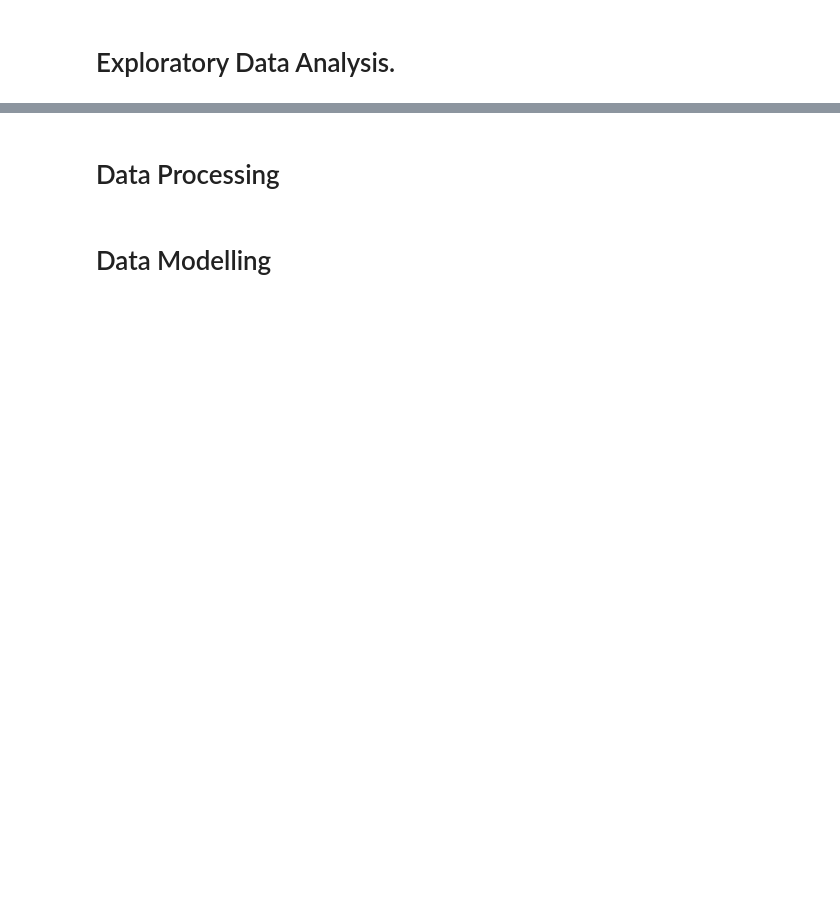
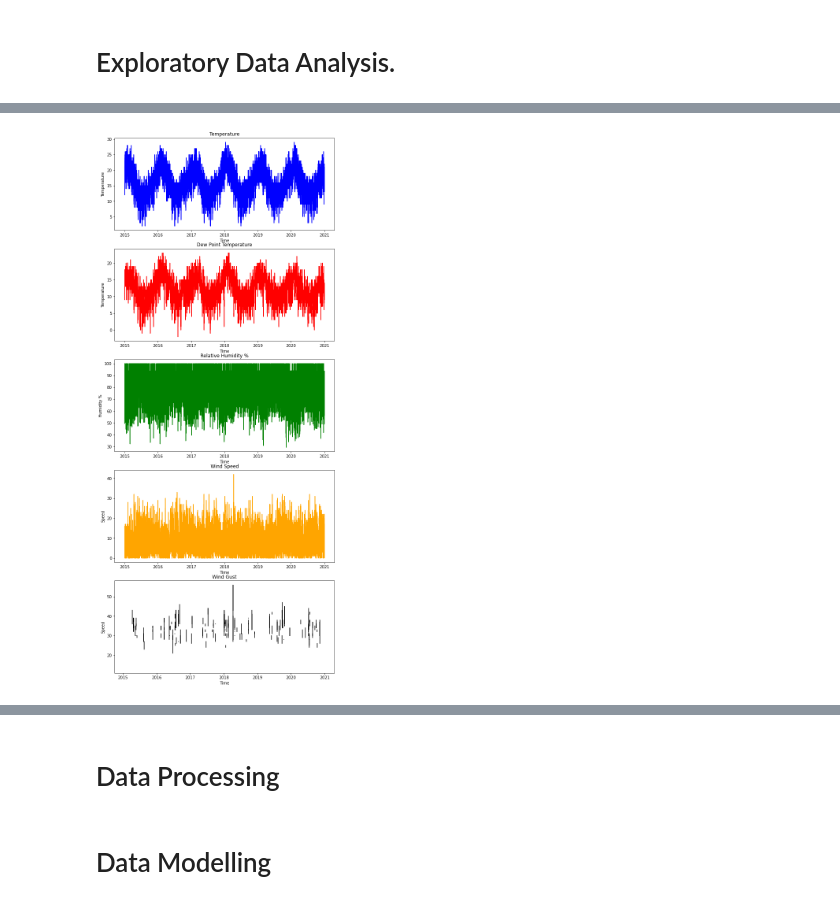
Before and after one commit to Benjamin-Mueggenburg/msa_2022_phase_2, a Jupyter notebook: weathermodel/submission.ipynb, the cells around one changed output, grey strips where cells are left out. Saved outputs shown, nothing was run; the diff lists cells and outputs as text; code cells hidden in the pictures; blank space fills up the shorter version.

```diff
--- a/weathermodel/submission.ipynb
+++ b/weathermodel/submission.ipynb
@@ -51,0 +69,38 @@ dataset.head() # Show the first five results.
+# %%
+#Graph values
+fig, (ax1, ax2, ax3, ax4, ax5) = plt.subplots(nrows=5, ncols=1, squeeze=True)
+
+ax1.plot(dataset["valid"], dataset["tmpc"], color="blue")
+ax1.set_title("Temperature")
+ax1.set_xlabel("Time")
+ax1.set_ylabel("Temperature")
+
+ax2.plot(dataset["valid"], dataset["dwpc"], color="red")
+ax2.set_title("Dew Point Temperature")
+ax2.set_xlabel("Time")
+ax2.set_ylabel("Temperature")
+
+ax3.plot(dataset["valid"], dataset["relh"], color="green")
+ax3.set_title("Relative Humidity %")
+ax3.set_xlabel("Time")
+ax3.set_ylabel("Humidity %")
+
+ax4.plot(dataset["valid"], dataset["sknt"], color="orange")
+ax4.set_title("Wind Speed")
+ax4.set_xlabel("Time")
+ax4.set_ylabel("Speed")
+
+ax5.plot(dataset["valid"], dataset["gust"], color="black")
+ax5.set_title("Wind Gust")
+ax5.set_xlabel("Time")
+ax5.set_ylabel("Speed")
+
+
+
+
+
+
+fig.set_size_inches(10,25)
+plt.show()
+# %% [output]
+[figure, added]
```
Also changed, not shown: parts of 15 cells of this notebook.
